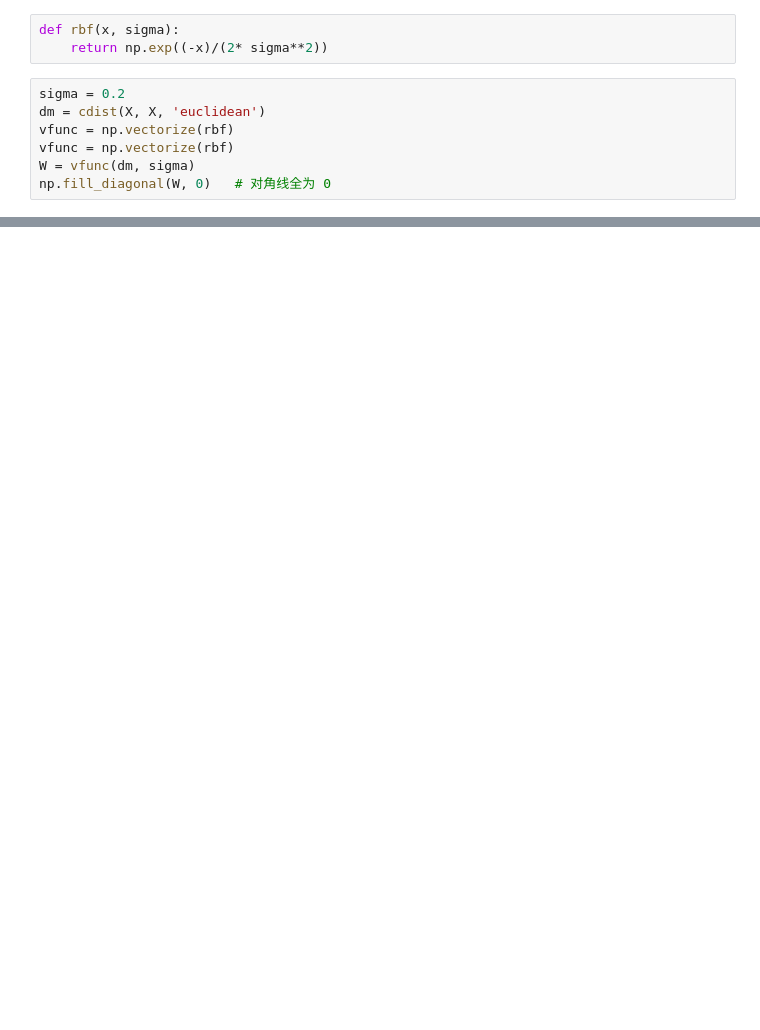
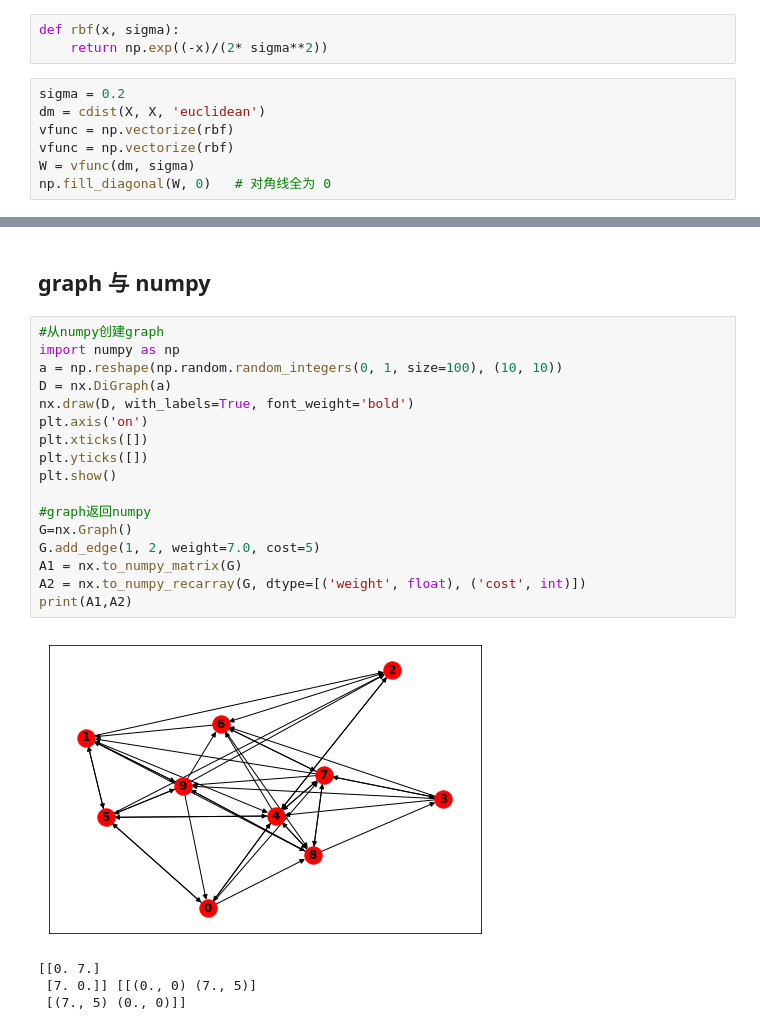
Before and after one commit to Papers-Collection/DecodePaper, a Jupyter notebook: notebook/lgc.ipynb, the cells around one changed output, grey strips where cells are left out. Cells and saved outputs as stored; diff of their text form; blank space fills up the shorter version.

```diff
--- a/notebook/lgc.ipynb
+++ b/notebook/lgc.ipynb
@@ -114,0 +224,24 @@ plt.show()
+# %% [markdown]
+## graph 与 numpy
+# %%
+#从numpy创建graph
+import numpy as np
+a = np.reshape(np.random.random_integers(0, 1, size=100), (10, 10))
+D = nx.DiGraph(a)
+nx.draw(D, with_labels=True, font_weight='bold')
+plt.axis('on')
+plt.xticks([])
+plt.yticks([])
+plt.show()
+
+#graph返回numpy
+G=nx.Graph()
+G.add_edge(1, 2, weight=7.0, cost=5)
+A1 = nx.to_numpy_matrix(G)
+A2 = nx.to_numpy_recarray(G, dtype=[('weight', float), ('cost', int)])
+print(A1,A2)
+# %% [output]
+[figure, added]
+[[0. 7.]
+ [7. 0.]] [[(0., 0) (7., 5)]
+ [(7., 5) (0., 0)]]
```
Also changed, not shown: parts of 26 cells of this notebook, 2 other files.
